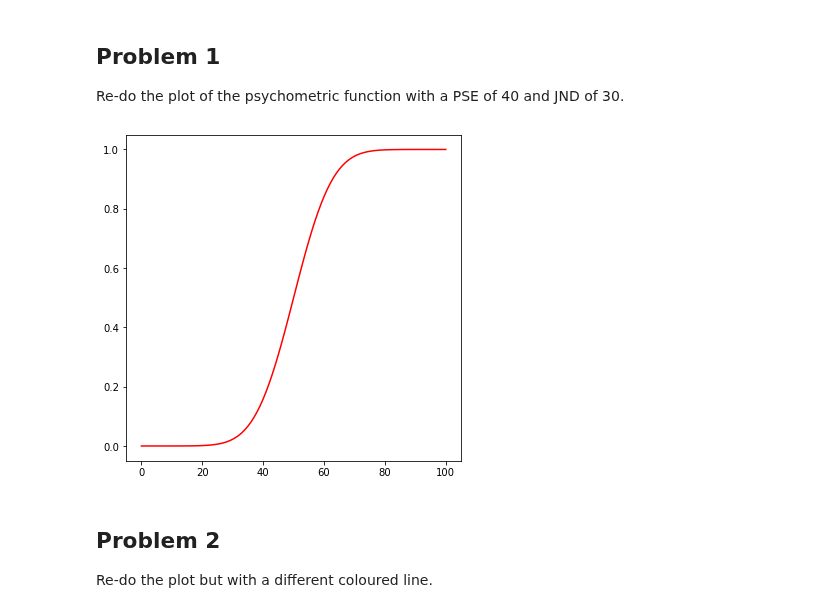
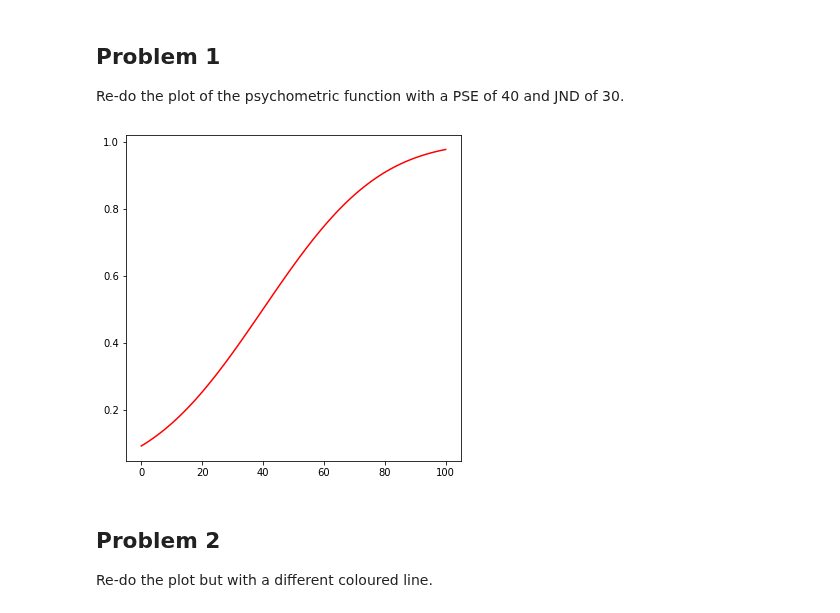
Before and after one commit to john-s-butler-dit/Basic-Introduction-to-Python, a Jupyter notebook: W1T3 The Psychometric Function.ipynb, the cells around one changed output. Cells and saved outputs as stored; diff of their text form; code cells hidden in the pictures.

```diff
--- a/W1T3 The Psychometric Function.ipynb
+++ b/W1T3 The Psychometric Function.ipynb
@@ -69,15 +88,22 @@ Re-do the plot of the psychometric function with a PSE of 40 and JND of 30.
 # %%
 ##############################################################################
 ## INSERT: Re-do the plot of the psychometric function with a PSE of 40 and JND of 30.
 ##############################################################################
+#######################ANSWER#################################
+PSE =40
+JND=30
+ISI=np.arange(0,101,1) # INTER STIMULUS THRESHOLD
 
-psychometric= norm.cdf(x,PSE,JND)
+#######################ANSWER#################################
+
+psychometric= norm.cdf(ISI,PSE,JND)
 
 fig = plt.figure(figsize=(6,6))
-plt.plot(x,psychometric,'-',color='red')
+plt.plot(ISI,psychometric,'-',color='red')
+
 plt.show()
 # %% [output]
-[figure, old version]
+[figure, new version]
 # %% [markdown]
 ## Problem 2
 Re-do the plot but with a different coloured line.
```
Also changed, not shown: parts of 12 cells of this notebook.
